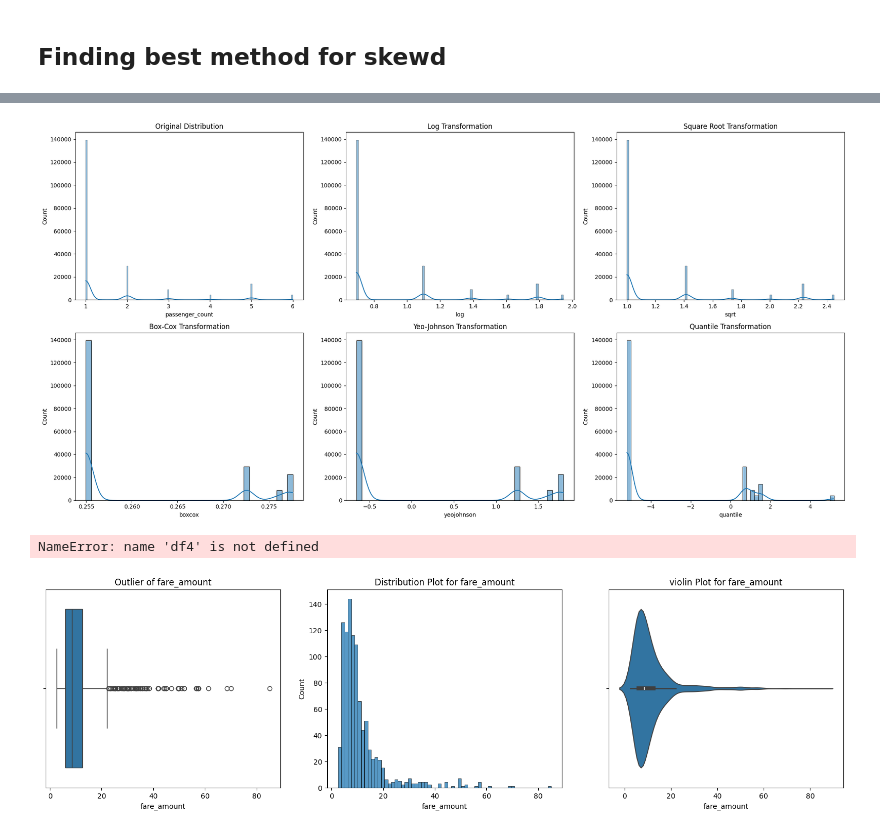
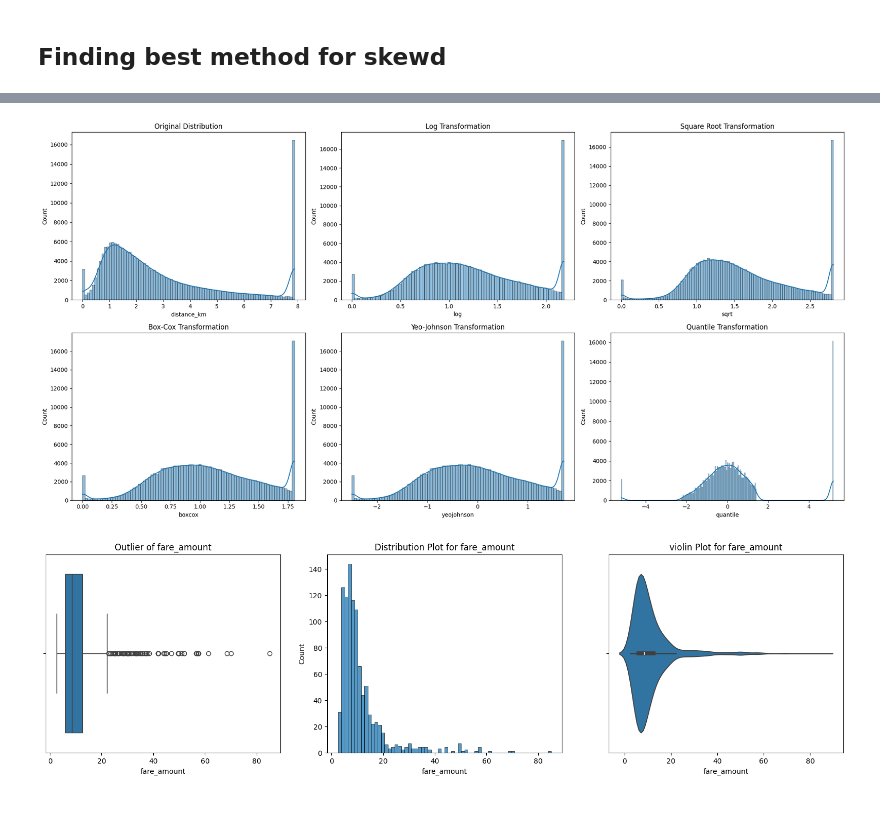
Before and after one commit to AJAYVISWA22/Uber-Fare-Prediction, a Jupyter notebook: Data_EXP.ipynb, the cells around one changed output, grey strips where cells are left out. Cells and saved outputs as stored; diff of their text form; code cells hidden in the pictures.

```diff
--- a/Data_EXP.ipynb
+++ b/Data_EXP.ipynb
@@ -525,7 +718,7 @@ df1.head(3)
 # %% [markdown]
 # Treating null Values
 # %%
-df_null=valid_data.copy()
+df_null=df_en.copy()
 df_null.info()
 # %% [output]
 <class 'pandas.core.frame.DataFrame'>
@@ -568,3 +793,5 @@ dtype: int64
+# %%
+df_null = df_null.drop(columns=['pickup_longitude', 'pickup_latitude', 'dropoff_longitude', 'dropoff_latitude'])
 # %%
 df_null.describe().T
 # %% [output]
@@ -584,0 +813,3 @@ df_null.describe().T
+# %%
+df_out=df_null.copy()
+df_out
@@ -585,6 +938,6 @@ df_null.describe().T
 # %% [markdown]
 # Skewness Handling
 # %%
-df_skew=df_null.copy()
+df_skew=df_out.copy()
 df_skew.head()
 # %% [output]
@@ -751,11 +1103,7 @@ plot_skewd(df_skew_find,"fare_amount")
 # %%
-plot_skewd(df_skew_find,'passenger_count')
+plot_skewd(df_skew_find,'distance_km')
 # %% [output]
-[figure, old version]
+[figure, new version]
-# %%
-df4.info()
-# %% [output]
-NameError: name 'df4' is not defined
 # %%
 for i in ["fare_amount","log_fare_amount","quantile_fare_amount"]:
     plot(df4, i)
```
Also changed, not shown: parts of 52 cells of this notebook.
